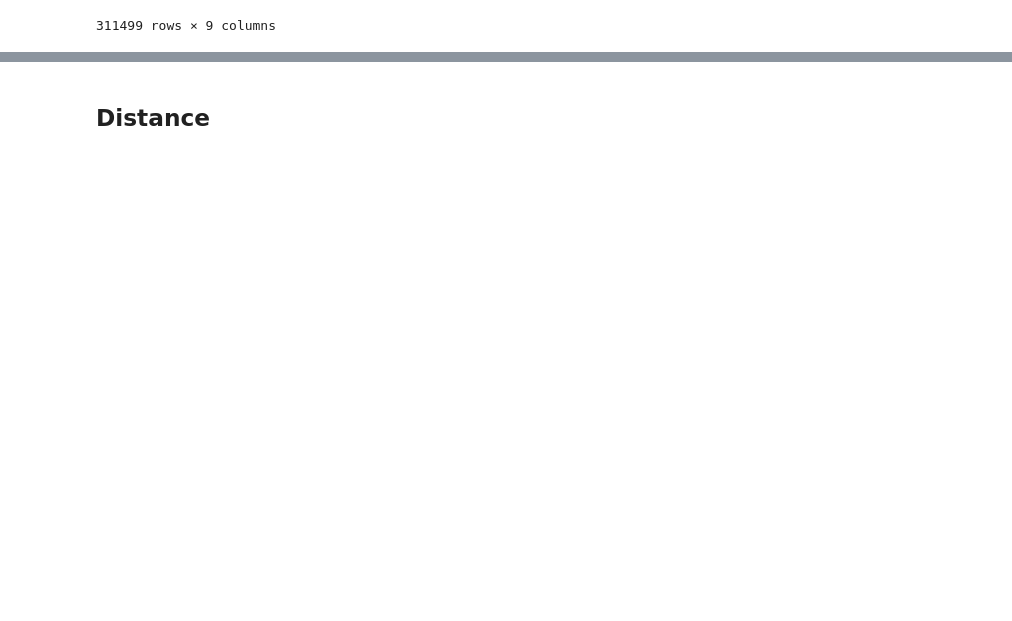
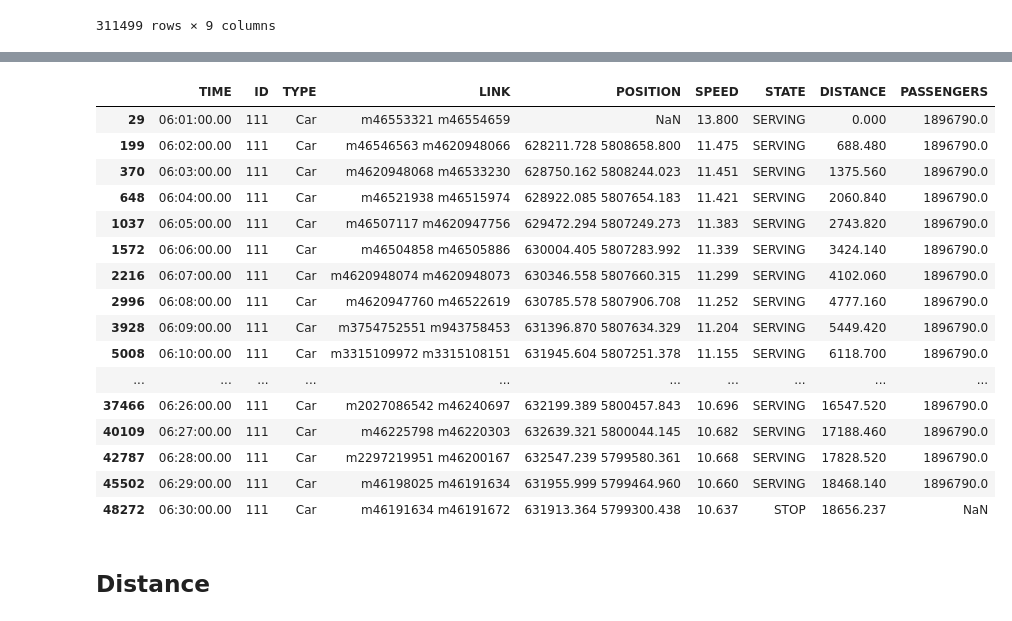
Before and after one commit to Xinyun77/stage_4A, a Jupyter notebook: Test_missingUsers.ipynb, the cells around one changed output, grey strips where cells are left out. Drawn from its saved outputs; the diff is of its cells as text; code cells hidden in the pictures; blank space fills up the shorter version.

```diff
--- a/Test_missingUsers.ipynb
+++ b/Test_missingUsers.ipynb
@@ -291,9 +401,0 @@ veh
-# %%
-## Mouvement for ID = 174
-def df_a_vehicle(df, idNumber):
-    ID = veh['ID'].tolist()
-    #Link = veh['link'].tolist()
-    indices = [i for i, x in enumerate(ID) if x == idNumber]
-    #df.drop(indices, axis=0, inplace=True)
-    dataframe = df.loc[indices]
-    return dataframe
@@ -320,3 +401,0 @@ df_a_vehicle(veh, 34179)
-# %%
-ID = veh['ID'].tolist()
-indices
@@ -324,0 +402,4 @@ indices
+# %%
+input_veh = os.getcwd() + "/OUTPUTS_all_in_city_6h_20h/veh.csv"
+veh_6_20 = pd.read_csv(input_veh, delimiter = ";")
+veh_6_20
@@ -324,0 +422,7 @@ indices
+# %%
+## Mouvement for ID = 174
+def df_a_vehicle(df, idNumber):
+    ID = df['ID'].tolist()
+    indices = [i for i, x in enumerate(ID) if x == idNumber]
+    dataframe = df.loc[indices]
+    return dataframe
@@ -324,0 +450,21 @@ indices
+# %%
+trajet = df_a_vehicle(veh_6_20, 111)
+trajet
+# %% [output]
+|  | TIME | ID | TYPE | LINK | POSITION | SPEED | STATE | DISTANCE | PASSENGERS |
+| 29 | 06:01:00.00 | 111 | Car | m46553321 m46554659 | NaN | 13.800 | SERVING | 0.000 | 1896790.0 |
+| 199 | 06:02:00.00 | 111 | Car | m46546563 m4620948066 | 628211.728 5808658.800 | 11.475 | SERVING | 688.480 | 1896790.0 |
+| 370 | 06:03:00.00 | 111 | Car | m4620948068 m46533230 | 628750.162 5808244.023 | 11.451 | SERVING | 1375.560 | 1896790.0 |
+| 648 | 06:04:00.00 | 111 | Car | m46521938 m46515974 | 628922.085 5807654.183 | 11.421 | SERVING | 2060.840 | 1896790.0 |
+| 1037 | 06:05:00.00 | 111 | Car | m46507117 m4620947756 | 629472.294 5807249.273 | 11.383 | SERVING | 2743.820 | 1896790.0 |
+| 1572 | 06:06:00.00 | 111 | Car | m46504858 m46505886 | 630004.405 5807283.992 | 11.339 | SERVING | 3424.140 | 1896790.0 |
+| 2216 | 06:07:00.00 | 111 | Car | m4620948074 m4620948073 | 630346.558 5807660.315 | 11.299 | SERVING | 4102.060 | 1896790.0 |
+| 2996 | 06:08:00.00 | 111 | Car | m4620947760 m46522619 | 630785.578 5807906.708 | 11.252 | SERVING | 4777.160 | 1896790.0 |
+| 3928 | 06:09:00.00 | 111 | Car | m3754752551 m943758453 | 631396.870 5807634.329 | 11.204 | SERVING | 5449.420 | 1896790.0 |
+| 5008 | 06:10:00.00 | 111 | Car | m3315109972 m3315108151 | 631945.604 5807251.378 | 11.155 | SERVING | 6118.700 | 1896790.0 |
+| ... | ... | ... | ... | ... | ... | ... | ... | ... | ... |
+| 37466 | 06:26:00.00 | 111 | Car | m2027086542 m46240697 | 632199.389 5800457.843 | 10.696 | SERVING | 16547.520 | 1896790.0 |
+| 40109 | 06:27:00.00 | 111 | Car | m46225798 m46220303 | 632639.321 5800044.145 | 10.682 | SERVING | 17188.460 | 1896790.0 |
+| 42787 | 06:28:00.00 | 111 | Car | m2297219951 m46200167 | 632547.239 5799580.361 | 10.668 | SERVING | 17828.520 | 1896790.0 |
+| 45502 | 06:29:00.00 | 111 | Car | m46198025 m46191634 | 631955.999 5799464.960 | 10.660 | SERVING | 18468.140 | 1896790.0 |
+| 48272 | 06:30:00.00 | 111 | Car | m46191634 m46191672 | 631913.364 5799300.438 | 10.637 | STOP | 18656.237 | NaN |
```
Also changed, not shown: parts of 59 cells of this notebook.
